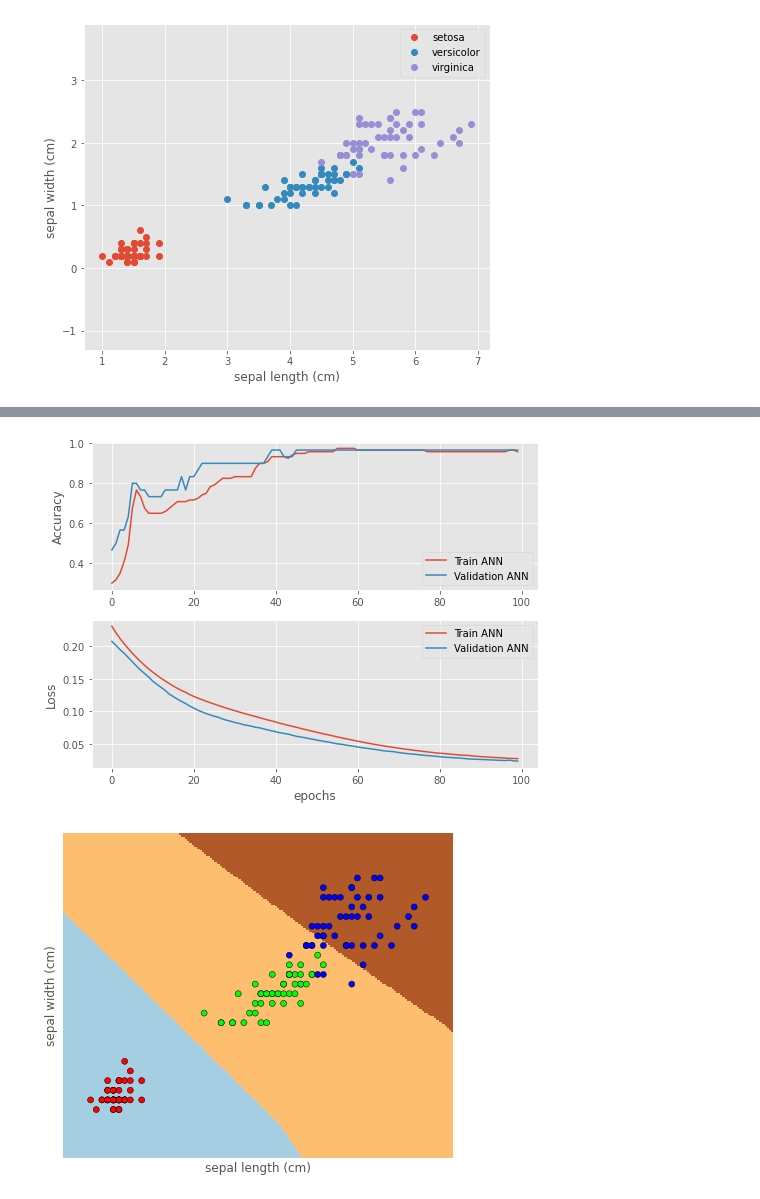
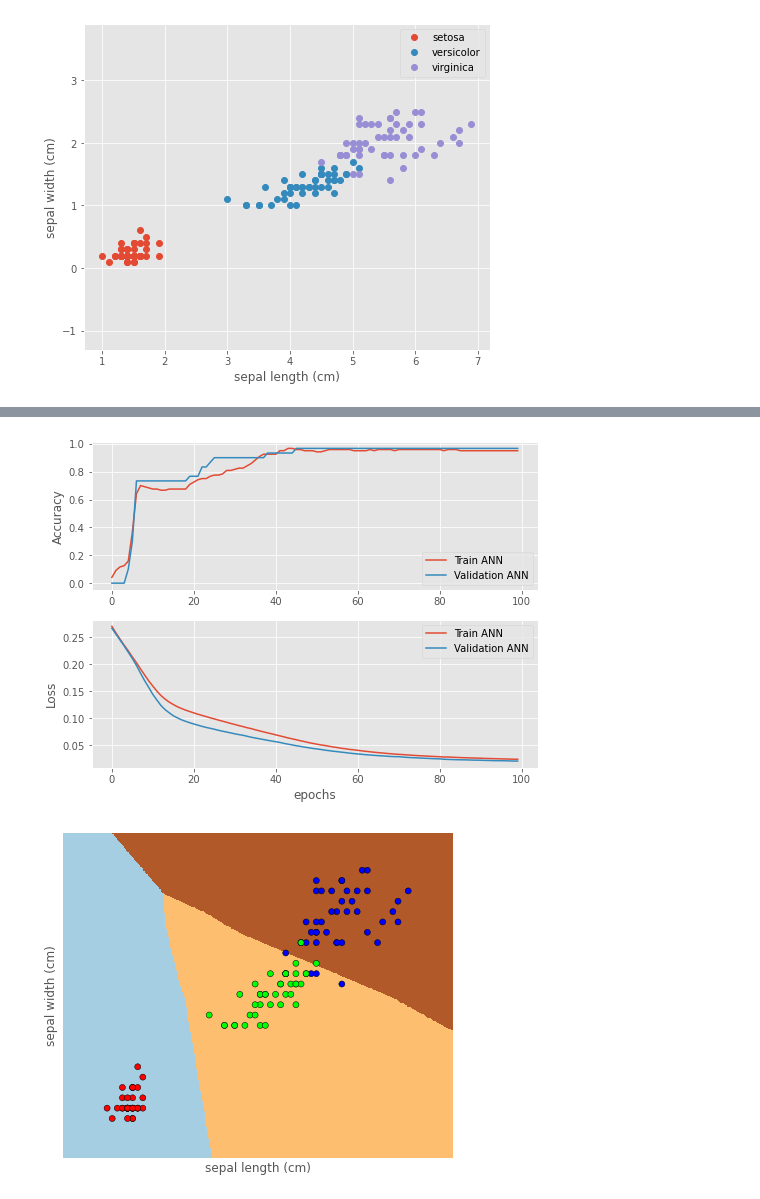
Before and after one commit to Gamalielmch/pattern_recognition, a Jupyter notebook: ANN_regression_logistic.ipynb, the cells around one changed output, grey strips where cells are left out. Cells and saved outputs as stored; diff of their text form; code cells hidden in the pictures.

```diff
--- a/ANN_regression_logistic.ipynb
+++ b/ANN_regression_logistic.ipynb
@@ -58,7 +57,7 @@ plt.legend();
 [figure]
 # %%
 model = Sequential([Dense(8, input_dim=n_features, activation='relu'),
-                    Dense(8, activation='sigmoid'),
+                    #Dense(8, activation='sigmoid'),
                     Dense(n_classes, activation='softmax')],
                     name='ANN')
 model.compile(loss='mean_squared_error',
@@ -91,7 +89,7 @@ print('Model name:', model.name)
 history_callback = model.fit(X_train, y_train,
                                  batch_size=7,
                                  epochs=100,
-                                 verbose=0,
+                                 verbose=1,
                                  validation_data=(X_test, y_test),
                                  callbacks=[tensorboard_callback])
 score = model.evaluate(X_test, y_test, verbose=0)
@@ -123,29 +134,35 @@ ax2.set_xlabel('epochs')
 ax1.legend()
 ax2.legend();
 # %% [output]
-[figure, old version]
+[figure, new version]
 # %%
-x_min, x_max = X[:, 0].min() - .5, X[:, 0].max() + .5
-y_min, y_max = X[:, 1].min() - .5, X[:, 1].max() + .5
-h = .02  # step size in the mesh
+# X_train
+XX=X_scaled*1
+YY=Y
+
+XX=X_train*1
+YY=y_train
+x_min, x_max = XX[:, 0].min() - .5, XX[:, 0].max() + .5
+y_min, y_max = XX[:, 1].min() - .5, XX[:, 1].max() + .5
+h = .01  # step size in the mesh
 xx, yy = np.meshgrid(np.arange(x_min, x_max, h), np.arange(y_min, y_max, h))
-sD=scaler.fit_transform(np.c_[xx.ravel(), yy.ravel()])
-Z = model.predict_classes(sD)
+sD=(np.c_[xx.ravel(), yy.ravel()])
+Z = np.argmax(model.predict(sD), axis=-1)
 #Z = model.predict_classes(np.c_[xx.ravel(), yy.ravel()])
 # Put the result into a color plot
 Z = Z.reshape(xx.shape)
 plt.figure(1, figsize=(7, 6))
 plt.pcolormesh(xx, yy, Z, cmap=plt.cm.Paired,shading='auto')
 # Plot also the training points
-plt.scatter(X[:, 0], X[:, 1], c=Y, edgecolors='k', cmap=plt.cm.Paired)
+plt.scatter(XX[:, 0], XX[:, 1], c=YY, edgecolors='k', cmap=plt.cm.Paired)
 plt.xlabel(feature_names[0])
 plt.ylabel(feature_names[1])
 
 plt.xlim(xx.min(), xx.max())
 plt.ylim(yy.min(), yy.max())
 plt.xticks(())
 plt.yticks(())
 
 plt.show()
 # %% [output]
-[figure, old version]
+[figure, new version]
```
Also changed, not shown: parts of 5 cells of this notebook, 19 other files.
